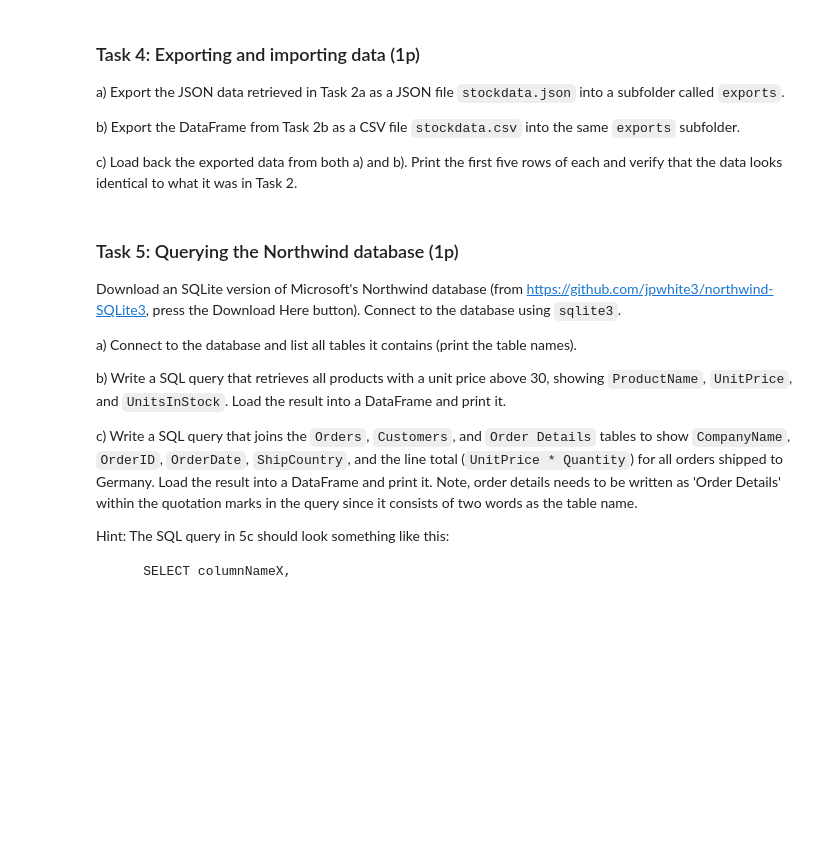
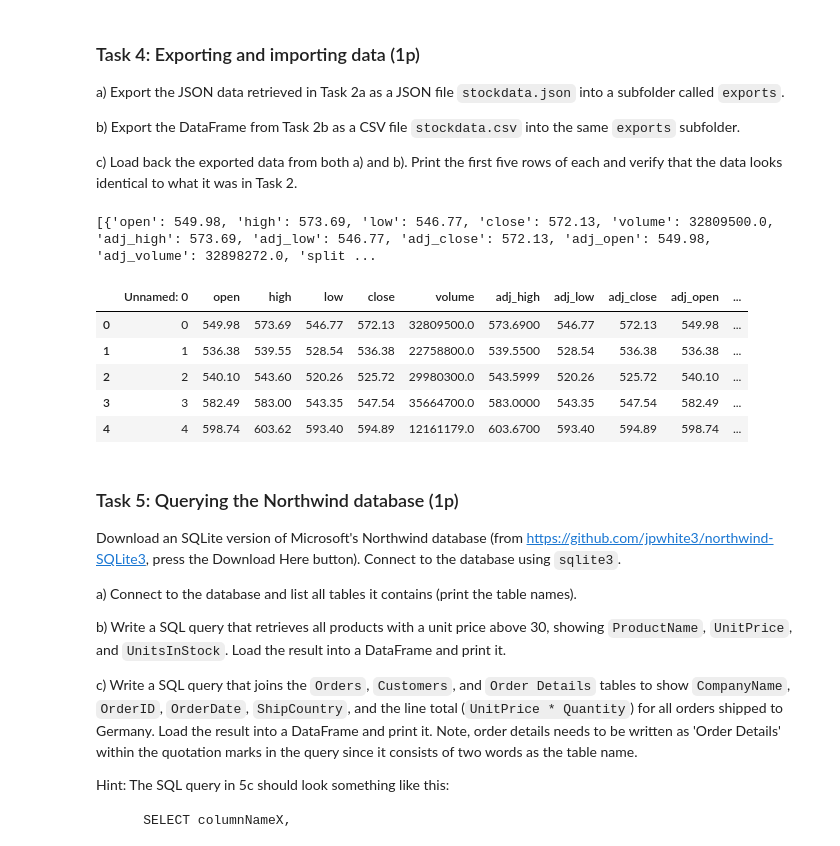
Before and after one commit to stavroulaalex/Python-BusinessIntelligence-Stav, a Jupyter notebook: assignments/assignment2/assignment2.ipynb, the cells around one changed output. Saved outputs shown, nothing was run; the diff lists cells and outputs as text; code cells hidden in the pictures; blank space fills up the shorter version.

```diff
--- a/assignments/assignment2/assignment2.ipynb
+++ b/assignments/assignment2/assignment2.ipynb
@@ -210,3 +212,20 @@ df.to_csv("exports/stockdata.csv")
+# %%
+with open("exports/stockdata.json", "r") as f:
+    data_json = json.load(f)
+
+print(data_json[:5])
+# %% [output]
+[{'open': 549.98, 'high': 573.69, 'low': 546.77, 'close': 572.13, 'volume': 32809500.0, 'adj_high': 573.69, 'adj_low': 546.77, 'adj_close': 572.13, 'adj_open': 549.98, 'adj_volume': 32898272.0, 'split ...
+# %%
+df_loaded = pd.read_csv("exports/stockdata.csv")
+df_loaded.head()
+# %% [output]
+|  | Unnamed: 0 | open | high | low | close | volume | adj_high | adj_low | adj_close | adj_open | ... |
+| 0 | 0 | 549.98 | 573.69 | 546.77 | 572.13 | 32809500.0 | 573.6900 | 546.77 | 572.13 | 549.98 | ... |
+| 1 | 1 | 536.38 | 539.55 | 528.54 | 536.38 | 22758800.0 | 539.5500 | 528.54 | 536.38 | 536.38 | ... |
+| 2 | 2 | 540.10 | 543.60 | 520.26 | 525.72 | 29980300.0 | 543.5999 | 520.26 | 525.72 | 540.10 | ... |
+| 3 | 3 | 582.49 | 583.00 | 543.35 | 547.54 | 35664700.0 | 583.0000 | 543.35 | 547.54 | 582.49 | ... |
+| 4 | 4 | 598.74 | 603.62 | 593.40 | 594.89 | 12161179.0 | 603.6700 | 593.40 | 594.89 | 598.74 | ... |
 # %% [markdown]
 ### Task 5: Querying the Northwind database (1p)
 
```
Also changed, not shown: parts of 4 cells of this notebook, 1 other file.
